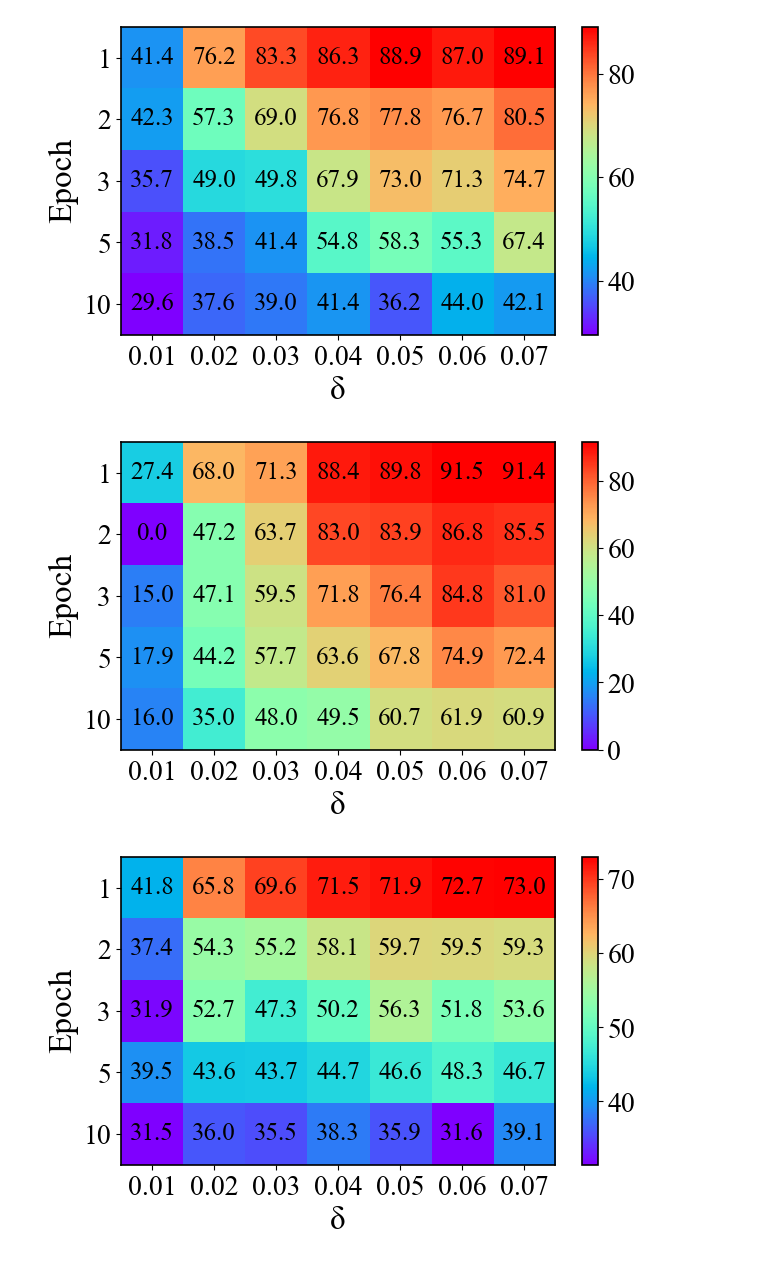
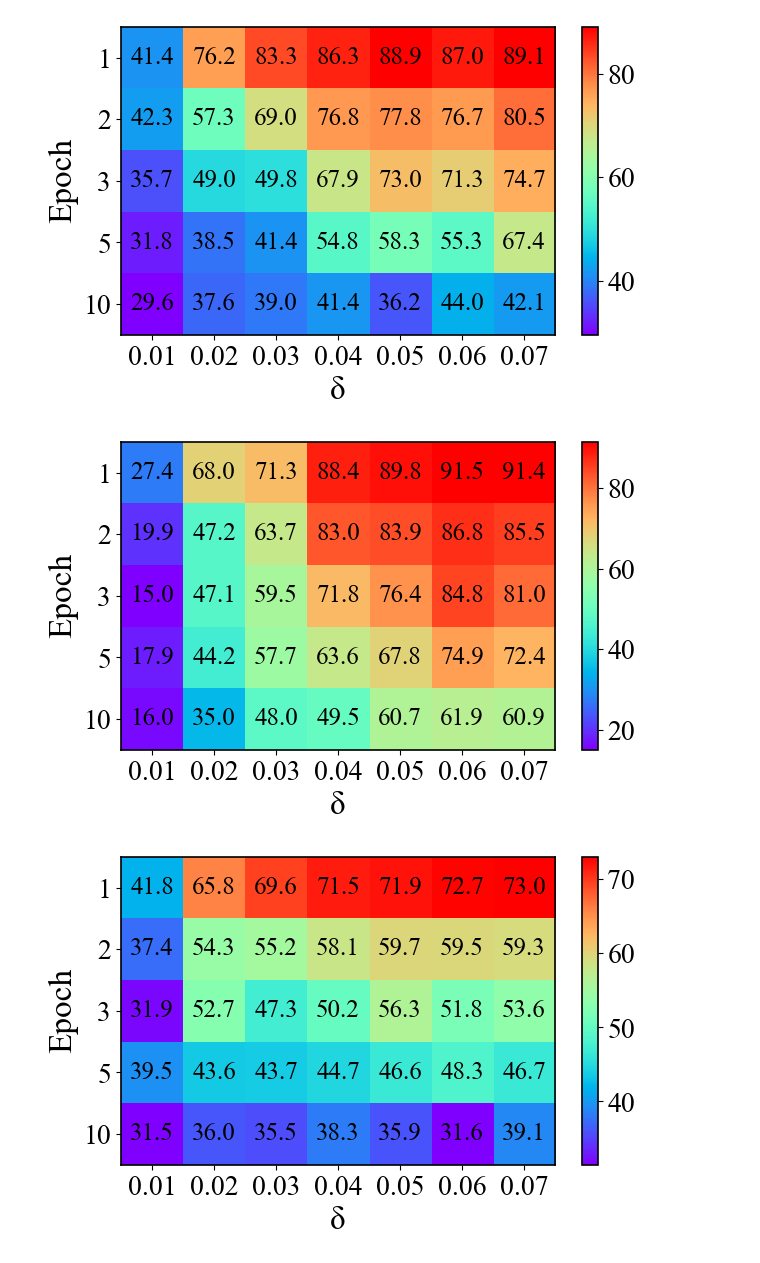
Before and after one commit to shuaijunchenex/paper_experiment_record, a Jupyter notebook: convergence_analysis/plot_function/plots.ipynb, the cells around one changed output. Saved outputs shown, nothing was run; the diff lists cells and outputs as text; code cells hidden in the pictures.

```diff
--- a/convergence_analysis/plot_function/plots.ipynb
+++ b/convergence_analysis/plot_function/plots.ipynb
@@ -49,15 +49,15 @@ plot_heatmap(PS_mnist, cmap="rainbow", save_name="sp_mnist_heatmap.pdf")
 # %%
 SP_mnist = np.array([
     [27.44, 68.02, 71.34, 88.40, 89.75, 91.54, 91.42],
-    [0.00, 47.19, 63.71, 82.99, 83.90, 86.84, 85.50],
+    [19.86, 47.19, 63.71, 82.99, 83.90, 86.84, 85.50],
     [15.03, 47.07, 59.47, 71.80, 76.44, 84.82, 81.02],
     [17.87, 44.18, 57.69, 63.64, 67.75, 74.93, 72.41],
     [16.04, 34.99, 47.97, 49.53, 60.74, 61.86, 60.87]
 ])
 
 plot_heatmap(SP_mnist, cmap="rainbow", save_name="ps_mnist_heatmap.pdf")
 # %% [output]
-[figure, old version]
+[figure, new version]
 # %%
 PS_fmnist = np.array([
     [41.79, 65.81, 69.56, 71.51, 71.92, 72.68, 72.98],
```
Also changed, not shown: 1 other file.
